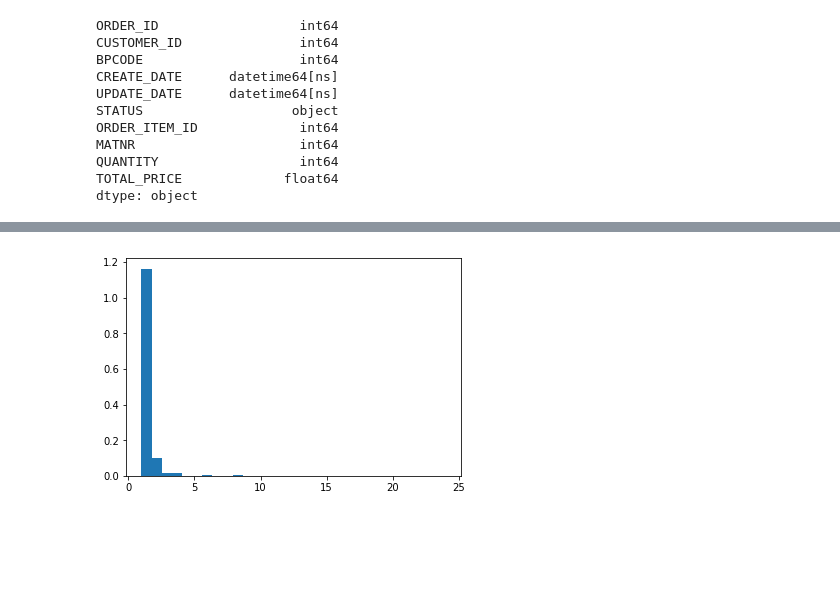
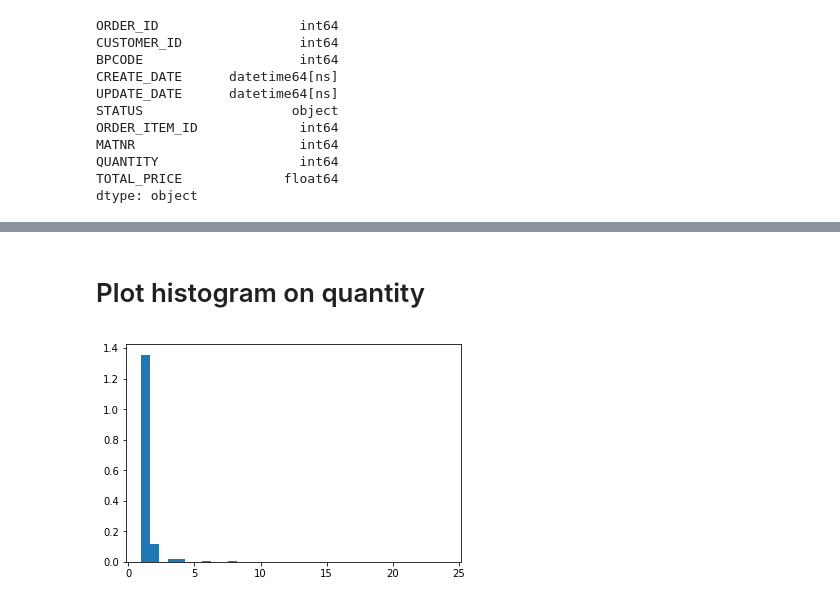
Before and after one commit to Kanbc/recommender-systems, a Jupyter notebook: explore/Order.ipynb, the cells around one changed output, grey strips where cells are left out. Saved outputs shown, nothing was run; the diff lists cells and outputs as text; code cells hidden in the pictures; blank space fills up the shorter version.

```diff
--- a/explore/Order.ipynb
+++ b/explore/Order.ipynb
@@ -64,0 +79,6 @@ plt.show()
+# %%
+from scipy import stats, integrate
+import seaborn as sns
+sns.set(color_codes=True)
+
+sns.distplot(tprice)
@@ -67,9 +100,11 @@ qty = order.as_matrix(columns=order.columns[8:9])
+# %% [markdown]
+# Plot histogram on quantity
 # %%
 import matplotlib.pyplot as plt
 import numpy as np
 %matplotlib inline
 plotqty = qty
-plt.hist(plotqty, normed=True, bins=30)
+plt.hist(plotqty, normed=True, bins=35)
 plt.show()
 # %% [output]
-[figure, old version]
+[figure, new version]
```
Also changed, not shown: parts of 7 cells of this notebook, 1 other file.
